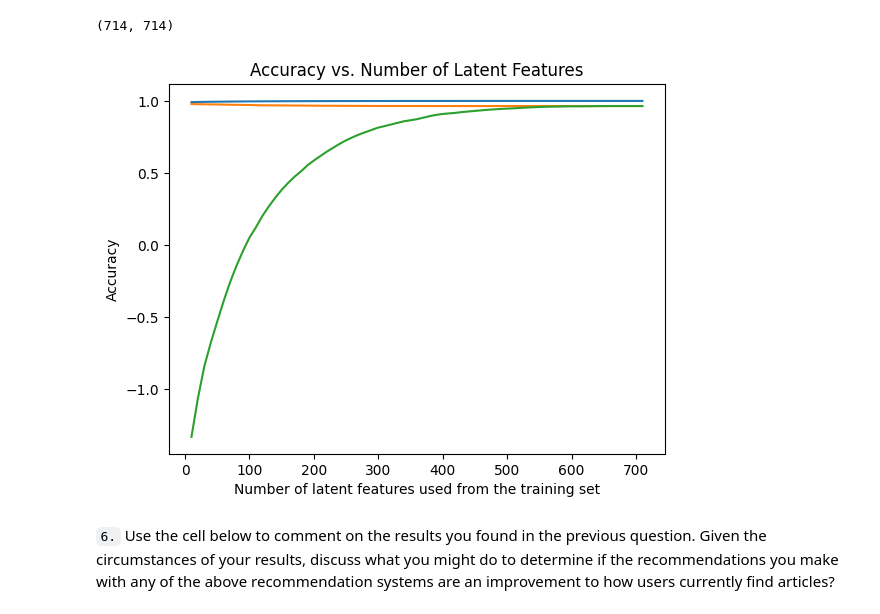
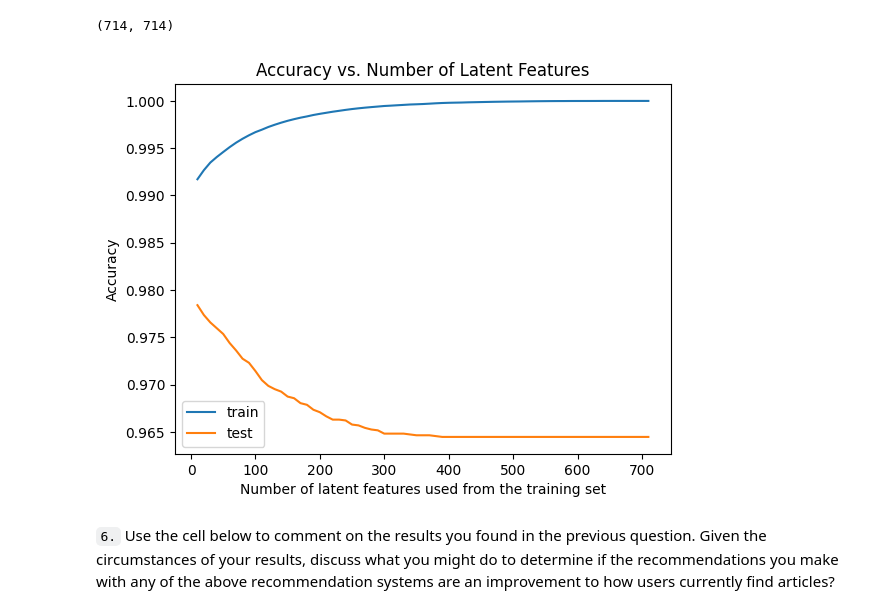
Before and after one commit to GinnCheng/Recommentation-Engines, a Jupyter notebook: Recommendations_with_IBM.ipynb, the cells around one changed output. Cells and saved outputs as stored; diff of their text form; code cells hidden in the pictures.

```diff
--- a/Recommendations_with_IBM.ipynb
+++ b/Recommendations_with_IBM.ipynb
@@ -836,7 +836,7 @@ def svd_train_accuracy_analysis(user_item_train, user_item_test):
     # test a number of feats
     tot_num_feats = user_item_train.shape[1]
     # setup the accuracy
-    train_accuracy, test_accuracy, total_accuracy = [],[],[]
+    train_accuracy, test_accuracy = [],[]
     selected_feats = np.arange(10, tot_num_feats,10)
     # fit SVD on the user_item_train matrix
     u_train, s_train, vt_train = np.linalg.svd(user_item_train,full_matrices=False)
@@ -867,8 +867,5 @@ def svd_train_accuracy_analysis(user_item_train, user_item_test):
         sub_acc_te = 1 - err_te/(comm_user_item.shape[0] * comm_user_item.shape[1])
         # total errors and keep track of them
         test_accuracy.append(sub_acc_te)
-        ## total accuracy
-        sub_acc_to = 1 - (err_tr+err_te)/((user_item_train.shape[0] * user_item_train.shape[1])+(comm_user_item.shape[0] * comm_user_item.shape[1]))
-        total_accuracy.append(sub_acc_to)
 
-    return selected_feats, train_accuracy, test_accuracy, total_accuracy
+    return selected_feats, train_accuracy, test_accuracy
@@ -875,14 +895,15 @@ def svd_train_accuracy_analysis(user_item_train, user_item_test):
 # %%
-selected_feats, train_accuracy, test_accuracy, total_accuracy = svd_train_accuracy_analysis(user_item_train, user_item_test)
+selected_feats, train_accuracy, test_accuracy = svd_train_accuracy_analysis(user_item_train, user_item_test)
+# selected_feats, total_accuracy = svd_total_accuracy_analysis(user_item)
 # %%
-plt.plot(selected_feats, train_accuracy);
-plt.plot(selected_feats, test_accuracy);
-plt.plot(selected_feats, total_accuracy);
+plt.plot(selected_feats, train_accuracy, label='train');
+plt.plot(selected_feats, test_accuracy, label='test');
 plt.xlabel('Number of latent features used from the training set');
 plt.ylabel('Accuracy');
+plt.legend(['train','test'])
 plt.title('Accuracy vs. Number of Latent Features');
 # %% [output]
-[figure, old version]
+[figure, new version]
 # %% [markdown]
 `6.` Use the cell below to comment on the results you found in the previous question. Given the circumstances of your results, discuss what you might do to determine if the recommendations you make with any of the above recommendation systems are an improvement to how users currently find articles?
 # %% [markdown]
```
Also changed, not shown: parts of 1 cell of this notebook.
